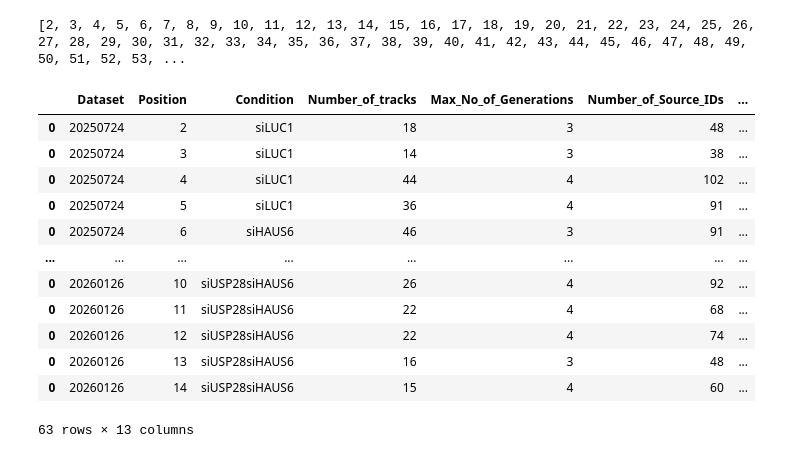
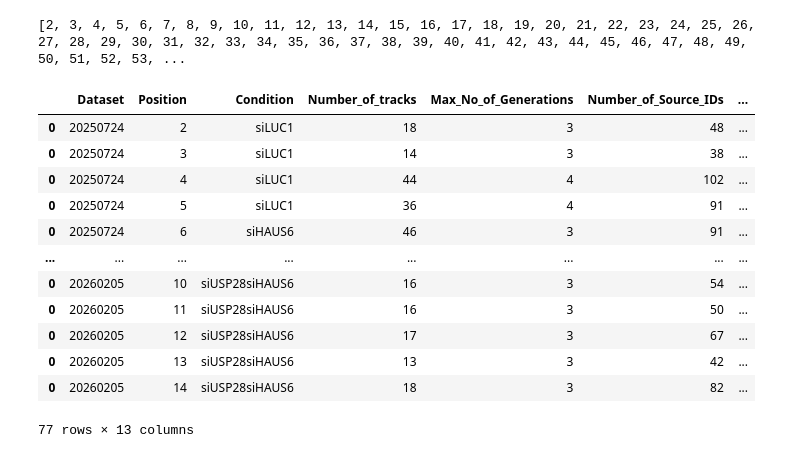
Before and after one commit to CID-LAB-i3S/MitoticMemory, a Jupyter notebook: Notebooks/04_Mitotic_StopAugmin_Trackmate.ipynb, the cells around one changed output. Drawn from its saved outputs; the diff is of its cells as text; code cells hidden in the pictures.

```diff
--- a/Notebooks/04_Mitotic_StopAugmin_Trackmate.ipynb
+++ b/Notebooks/04_Mitotic_StopAugmin_Trackmate.ipynb
@@ -989,7 +1134,7 @@ def collect_dataframes(start, end, prefix = "df_"):
             dfs[i] = globals()[name_plain]
 
     return dfs
-dataframes = collect_dataframes(2, 64)
+dataframes = collect_dataframes(2, 78) # Specify dataframes to include
 print(sorted(dataframes.keys()))
 
 df_concat = pd.concat(dataframes.values(), ignore_index = True)
@@ -1001,7 +1146,7 @@ df_concat.to_csv(outputFolder + "MainDataFrame_Lineages_Augmin.csv")
 
 from statistics import mean
 
-max_frame = 818 # this crops the max time that is included in the statistics
+max_frame = 823 # this crops the max time that is included in the statistics
 # TODO in the next script, cut the divisions that are included for the generation analysis
 
 def get_lineage_statistics(max_frame = max_frame, dataframe = dataframes, outDir = outputFolder):
@@ -1060,39 +1205,39 @@ def get_lineage_statistics(max_frame = max_frame, dataframe = dataframes, outDir
                            "Number_of_tracks": No_of_tracks,
                            "Max_No_of_Generations": max_generation,
                            "Number_of_Source_IDs": No_of_source_ids,
                            "Number_of_Sister_IDs": No_of_sister_ids,
                            "Number_of_Mother_IDs": No_of_mother_ids,
                            "Number_of_Grandmother_IDs": No_of_grandmother_ids,
                            #"Number_of_Random_IDs": No_of_random_ids,
                            "Average_No_of_SplittingEvents_per_Track": data.shape[0] / No_of_tracks,
                            "Average_No_of_Sisters_per_Splitting_event": mean(sister_per_split),
                            "Average_No_of_Mothers_per_Splitting_event": mean(mother_per_split),
                            "Average_No_of_Grandmothers_per_Splitting_event": mean(grandmother_per_split),
                           }
         df = pd.DataFrame(statistics_dict, index = [0])
         dataframes_for_concat.append(df)
 
     final_df = pd.concat(dataframes_for_concat)
 
     final_df.to_csv(outDir + "MetaStatistics_TrackingLineages_Augmin.csv")
     return final_df
 
 statistics_df = get_lineage_statistics()
 statistics_df
 # %% [output]
 |  | Dataset | Position | Condition | Number_of_tracks | Max_No_of_Generations | Number_of_Source_IDs | ... |
 | 0 | 20250724 | 2 | siLUC1 | 18 | 3 | 48 | ... |
 | 0 | 20250724 | 3 | siLUC1 | 14 | 3 | 38 | ... |
 | 0 | 20250724 | 4 | siLUC1 | 44 | 4 | 102 | ... |
 | 0 | 20250724 | 5 | siLUC1 | 36 | 4 | 91 | ... |
 | 0 | 20250724 | 6 | siHAUS6 | 46 | 3 | 91 | ... |
 | ... | ... | ... | ... | ... | ... | ... | ... |
-| 0 | 20260126 | 10 | siUSP28siHAUS6 | 26 | 4 | 92 | ... |
-| 0 | 20260126 | 11 | siUSP28siHAUS6 | 22 | 4 | 68 | ... |
-| 0 | 20260126 | 12 | siUSP28siHAUS6 | 22 | 4 | 74 | ... |
-| 0 | 20260126 | 13 | siUSP28siHAUS6 | 16 | 3 | 48 | ... |
-| 0 | 20260126 | 14 | siUSP28siHAUS6 | 15 | 4 | 60 | ... |
+| 0 | 20260205 | 10 | siUSP28siHAUS6 | 16 | 3 | 54 | ... |
+| 0 | 20260205 | 11 | siUSP28siHAUS6 | 16 | 3 | 50 | ... |
+| 0 | 20260205 | 12 | siUSP28siHAUS6 | 17 | 3 | 67 | ... |
+| 0 | 20260205 | 13 | siUSP28siHAUS6 | 13 | 3 | 42 | ... |
+| 0 | 20260205 | 14 | siUSP28siHAUS6 | 18 | 3 | 82 | ... |
-63 rows × 13 columns
+77 rows × 13 columns
 # %%
 # Quick visualisation
 
```
Also changed, not shown: parts of 2 cells of this notebook, 3 other files.
